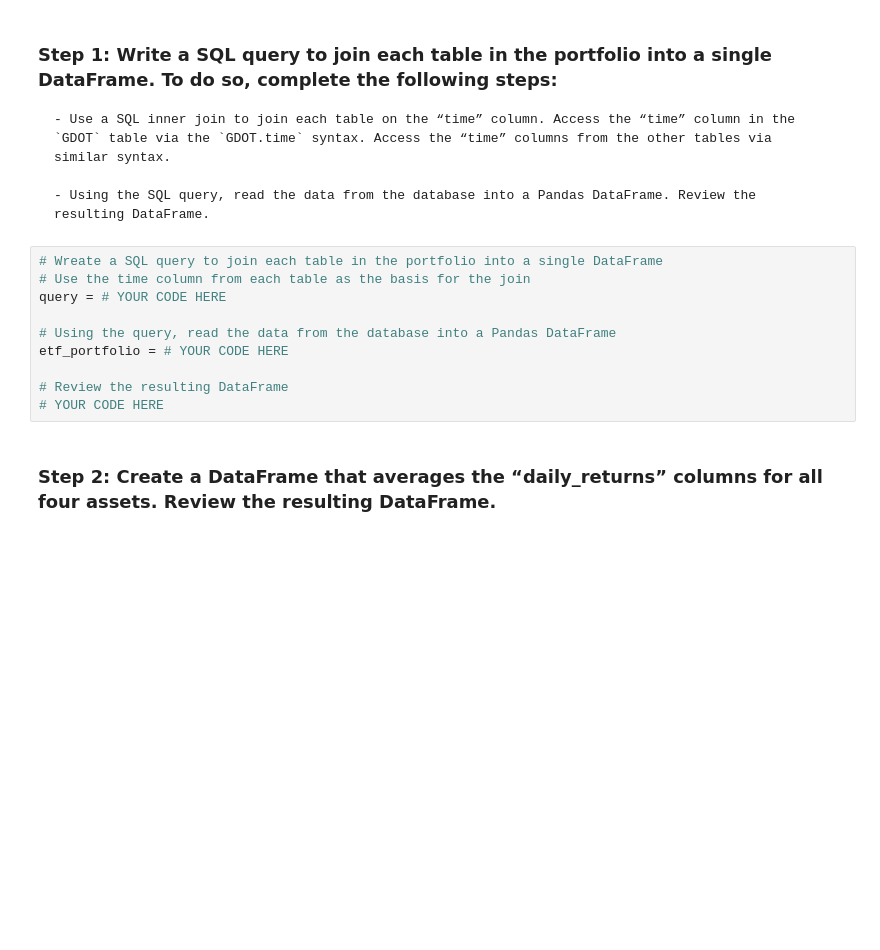
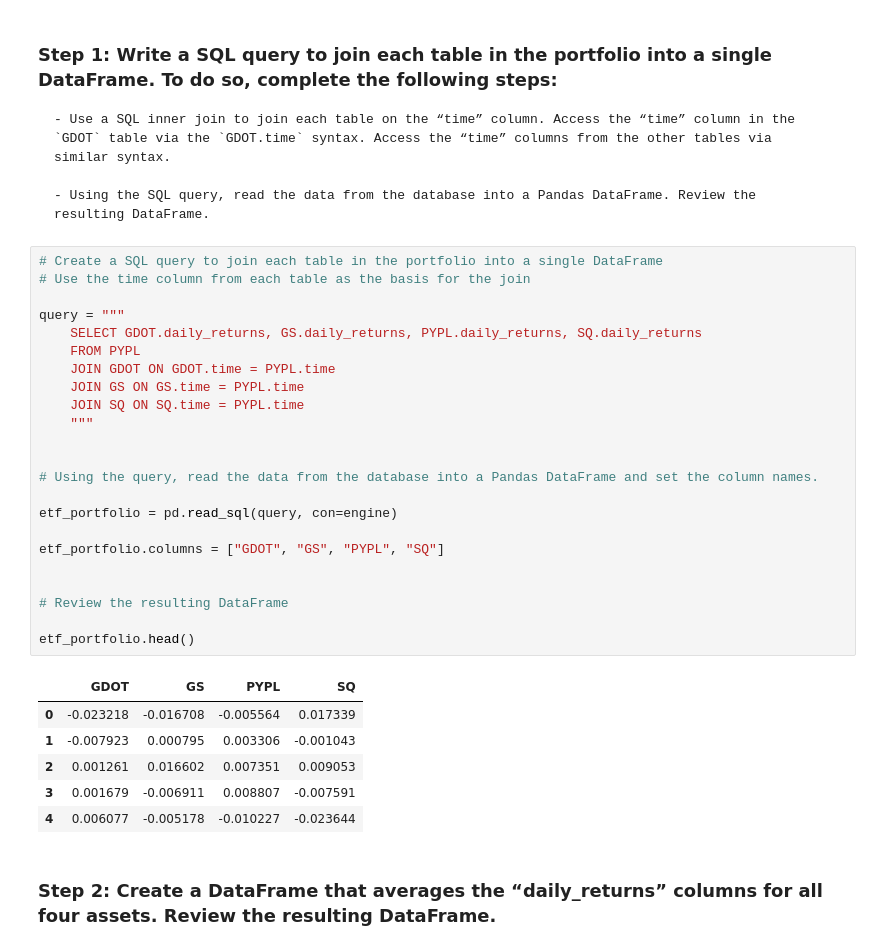
Before and after one commit to lindseyhardouin/Challenge_7, a Jupyter notebook: etf_analyzer.ipynb, the cells around one changed output. Saved outputs shown, nothing was run; the diff lists cells and outputs as text; blank space fills up the shorter version.

```diff
--- a/etf_analyzer.ipynb
+++ b/etf_analyzer.ipynb
@@ -363,15 +361,35 @@ Complete the following steps:
 
     - Using the SQL query, read the data from the database into a Pandas DataFrame. Review the resulting DataFrame.
 # %%
-# Wreate a SQL query to join each table in the portfolio into a single DataFrame
+# Create a SQL query to join each table in the portfolio into a single DataFrame
 # Use the time column from each table as the basis for the join
-query = # YOUR CODE HERE
 
-# Using the query, read the data from the database into a Pandas DataFrame
-etf_portfolio = # YOUR CODE HERE
+query = """
+    SELECT GDOT.daily_returns, GS.daily_returns, PYPL.daily_returns, SQ.daily_returns
+    FROM PYPL
+    JOIN GDOT ON GDOT.time = PYPL.time
+    JOIN GS ON GS.time = PYPL.time
+    JOIN SQ ON SQ.time = PYPL.time
+    """
+
+
+# Using the query, read the data from the database into a Pandas DataFrame and set the column names.
+
+etf_portfolio = pd.read_sql(query, con=engine)
+
+etf_portfolio.columns = ["GDOT", "GS", "PYPL", "SQ"]
+
 
 # Review the resulting DataFrame
-# YOUR CODE HERE
+
+etf_portfolio.head()
+# %% [output]
+|  | GDOT | GS | PYPL | SQ |
+| 0 | -0.023218 | -0.016708 | -0.005564 | 0.017339 |
+| 1 | -0.007923 | 0.000795 | 0.003306 | -0.001043 |
+| 2 | 0.001261 | 0.016602 | 0.007351 | 0.009053 |
+| 3 | 0.001679 | -0.006911 | 0.008807 | -0.007591 |
+| 4 | 0.006077 | -0.005178 | -0.010227 | -0.023644 |
 # %% [markdown]
 ### Step 2: Create a DataFrame that averages the “daily_returns” columns for all four assets. Review the resulting DataFrame.
 # %%
```
Also changed, not shown: parts of 6 cells of this notebook.
